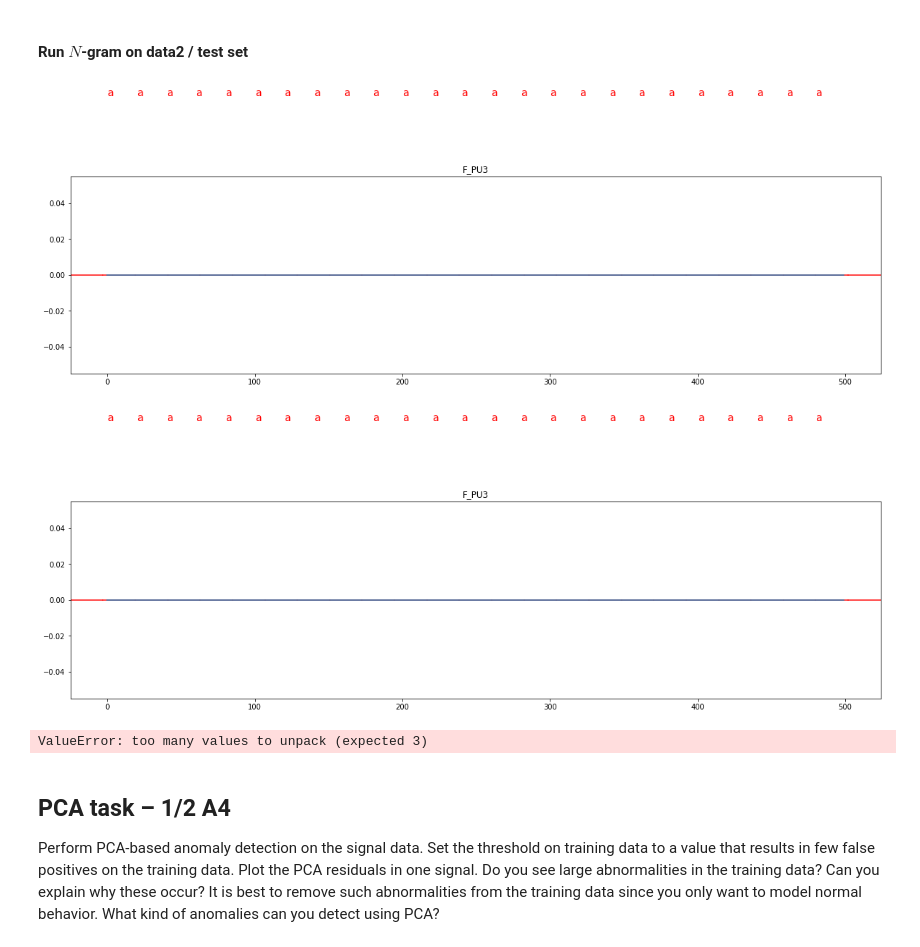
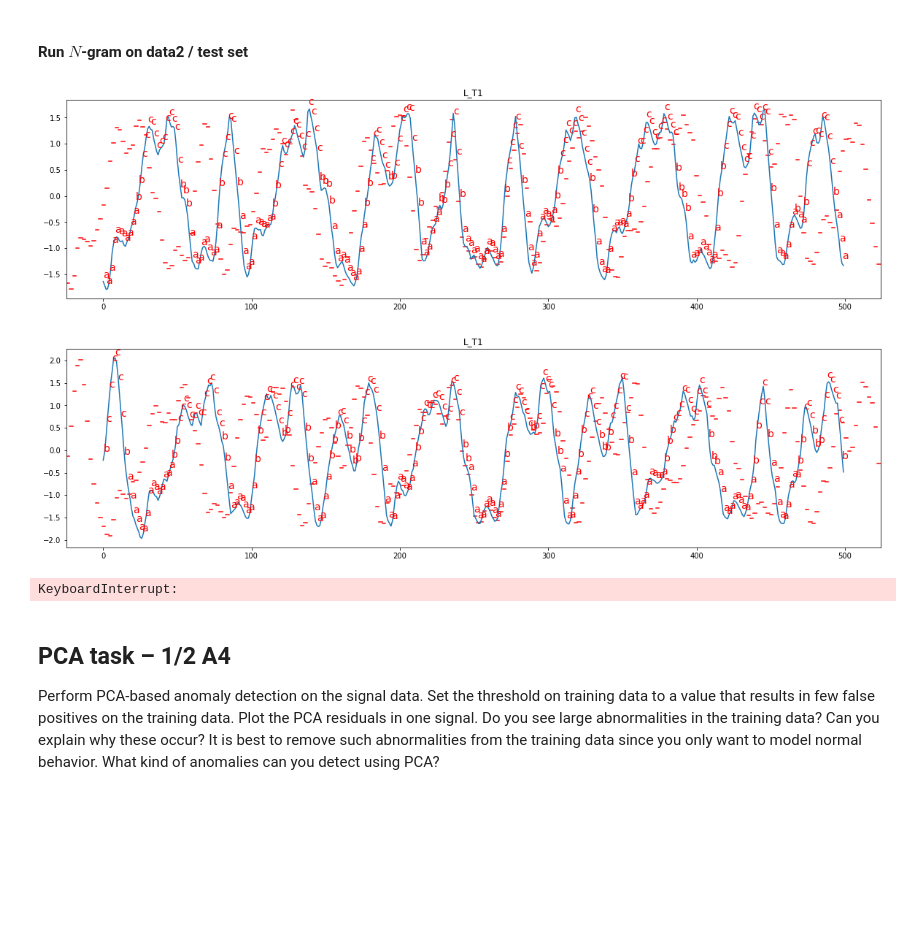
Before and after one commit to Yzoni/cyber-data-analytics, a Jupyter notebook: assignment2/assignment2_newyorick.ipynb, the cells around one changed output. Drawn from its saved outputs; the diff is of its cells as text; code cells hidden in the pictures; blank space fills up the shorter version.

```diff
--- a/assignment2/assignment2_newyorick.ipynb
+++ b/assignment2/assignment2_newyorick.ipynb
@@ -848,7 +848,7 @@ print(train_probs)
 #### Run $N$-gram on data2 / test set
 # %%
 # columns_to_test = ['F_PU1', 'F_PU11']
-columns_to_test = ['F_PU3']
+columns_to_test = ['P_J14', 'F_PU1', 'F_PU2', 'F_PU3', 'S_PU4', 'F_PU7', 'S_PU7', 'F_PU10', 'S_PU10', 'L_T1', 'L_T2', 'L_T3', 'L_T4', 'L_T6', 'L_T7', 'P_J422', 'P_J14']
 
 # BEGIN PARAMETERS
 cp = {
@@ -867,21 +867,15 @@ cp = {
         'letters': 2,
         'chunk_size': 20
     },
-    'F_PU3': { # DOING
-        'n_gramsize': 5,
-        'letters': 2,
-        'chunk_size': 20
-    },
-    'S_PU3': {
-        'n_gramsize': 5,
-        'letters': 2,
-        'chunk_size': 20
-    },
-
-    'F_PU4': {
+    'F_PU3': { #Correct
         'n_gramsize': 5,
         'letters': 3,
-        'chunk_size': 20
+        'chunk_size': 5
+    },
+     'S_PU4': { #Correct
+        'n_gramsize': 7,
+        'letters': 3,
+        'chunk_size': 2
     },
     'F_PU7': { #Correct
         'n_gramsize': 5,
@@ -903,28 +897,17 @@ cp = {
         'letters': 3,
         'chunk_size': 6
     },
-    'F_PU11': { #getERROR too many values
-        'n_gramsize': 5,
-        'letters': 3,
-        'chunk_size': 5
-    },
-     'S_PU11': { #getERROR too many values
-        'n_gramsize': 5,
-        'letters': 3,
-        'chunk_size': 5
-    },
-
     'L_T1': { #Correct
         'n_gramsize': 10,
         'letters': 3,
         'chunk_size': 2
     },
-    'L_T2': { # Too many false posives
-        'n_gramsize': 5,
+    'L_T2': { #Correct
+        'n_gramsize': 4,
         'letters': 3,
-        'chunk_size': 15
+        'chunk_size': 5
     },
-    'L_T3': {
+    'L_T3': { #Correct
         'n_gramsize': 5,
         'letters': 3,
         'chunk_size': 5
@@ -934,17 +917,21 @@ cp = {
         'letters': 3,
         'chunk_size': 5
     },
-    'L_T5': {
-        'n_gramsize': 5,
-        'letters': 2,
-        'chunk_size': 5
-    },
      'L_T6': { #Correct
         'n_gramsize': 5,
         'letters': 2,
         'chunk_size': 5
     },
-
+      'P_J422': { #Correct
+        'n_gramsize': 4,
+        'letters': 2,
+        'chunk_size': 5
+    },
+       'P_J14': { #Correct
+        'n_gramsize': 5,
+        'letters': 2,
+        'chunk_size': 5
+    },
      'L_T7': { #Correct
         'n_gramsize': 2,
         'letters': 2,
@@ -1011,36 +998,36 @@ def test_all_ngram(dataset_name):
     all_warnings = [0] * len(ngram_test_set_to_run)
     for column in ngram_test_set_to_run:
         if 'warning_' in column:
             for idx, row in enumerate(ngram_test_set_to_run[column]):
                 if row == 1:
                     all_warnings[idx] = 1
 
     # Make the final warnings plot
     fig, ax = plt.subplots(figsize=(20, 2))
     ax.scatter(ngram_test_set_to_run.index.values, all_warnings, c='b', label='real')
 
     if dataset_name == 'data2':
         test_attacks = get_relative_attack_data(ngram_test_set_to_run, 0.002)
         for att in test_attacks:
             ax.axhspan(ymin=0,
                        ymax=1,
                        xmin=att[0],
                        xmax=att[1],
                        facecolor='r',
                        alpha=0.5)
 
         # Confusion matrix
         binary_conf_pred = [True if x == 1 else False for x in warnings]
         cnf_matrix = confusion_matrix(binary_conf_value, binary_conf_pred)
         plt.figure()
         plot_confusion_matrix(cnf_matrix, ['No-Attack', 'Attack'])
 
 test_all_ngram('data2')
 # test_all_ngram('test')
 # %% [output]
-[figure, old version]
+[figure, new version]
-[figure, old version]
+[figure, new version]
-ValueError: too many values to unpack (expected 3)
+KeyboardInterrupt:
 # %% [markdown]
 ## PCA task – 1/2 A4
 Perform PCA-based anomaly detection on the signal data. Set the threshold on training data to a
```
